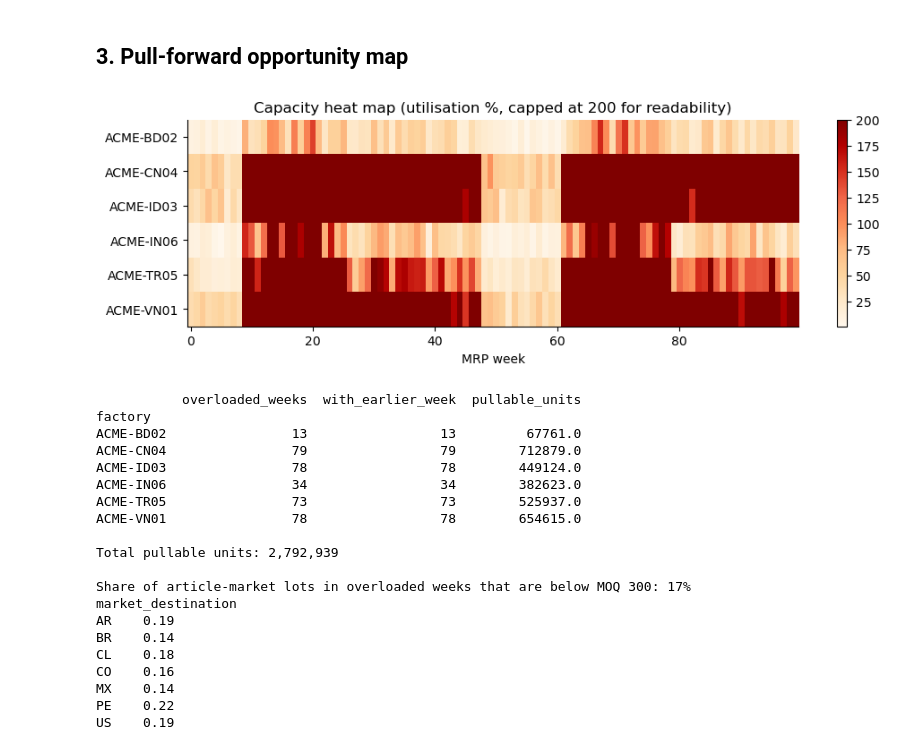
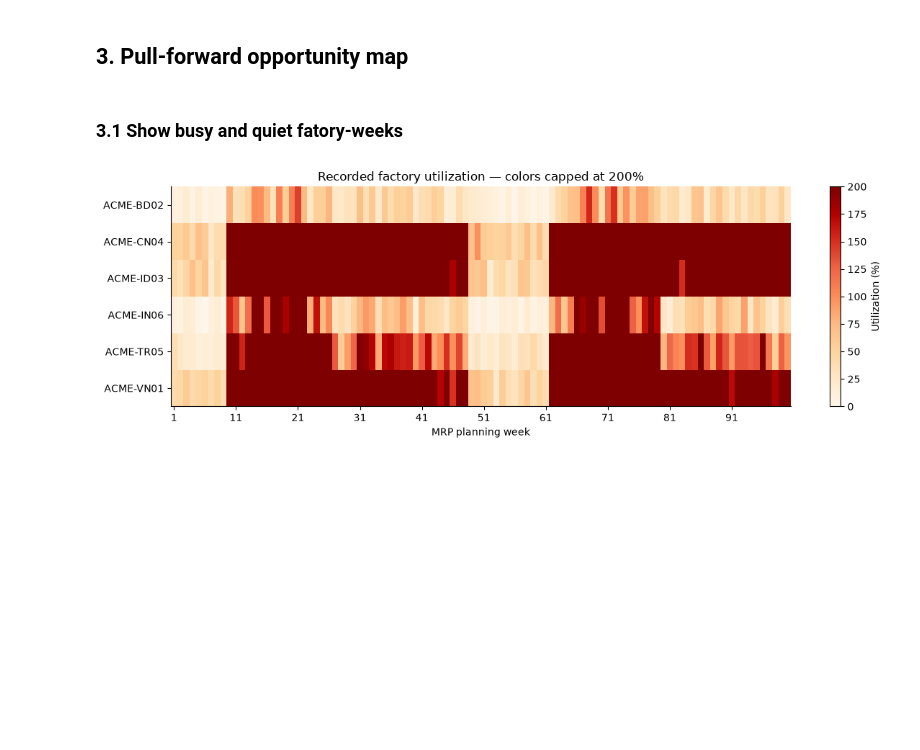
Before and after one commit to Avasarala-lusi/acme-sports-buy-copilot, a Jupyter notebook: notebooks/trend_analysis.ipynb, the cells around one changed output. Saved outputs shown, nothing was run; the diff lists cells and outputs as text; code cells hidden in the pictures; blank space fills up the shorter version.

```diff
--- a/notebooks/trend_analysis.ipynb
+++ b/notebooks/trend_analysis.ipynb
@@ -122,54 +269,36 @@ over pure backup routing, and is the main motivation for planning factories toge
 # %% [markdown]
 ## 3. Pull-forward opportunity map
+# %% [markdown]
+### 3.1 Show busy and quiet fatory-weeks
 # %%
-fig, ax = plt.subplots(figsize=(11, 3))
-im = ax.imshow(pivot.T.clip(upper=200), aspect="auto", cmap="OrRd")
-ax.set_yticks(range(len(pivot.columns)), pivot.columns); ax.set_xlabel("MRP week")
-ax.set_title("Capacity heat map (utilisation %, capped at 200 for readability)")
-fig.colorbar(im, ax=ax); plt.show()
+capacity = fu.pivot(
+    index="factory_id",
+    columns="week_number",
+    values="utilization_pct"
+).sort_index(axis=1)
 
-rows = []
-for f, g in fu.sort_values("week_number").groupby("factory_id"):
-    for _, r in g[g["overloaded"]].iterrows():
-        earlier = g[(g["week_number"] < r["week_number"]) & (g["utilization_pct"] < 60)]
-        if earlier.empty:
-            rows.append((f, r["week_number"], None, 0.0)); continue
-        e = earlier.iloc[-1]
-        excess = r["units_consumed"] - 0.85 * r["weekly_capacity"]
-        room = 0.85 * e["weekly_capacity"] - e["units_consumed"]
-        rows.append((f, r["week_number"], e["week_number"], max(0.0, min(excess, room))))
-opp = pd.DataFrame(rows, columns=["factory", "overloaded_week", "nearest_week_below_60", "pullable_units"])
-summary = opp.groupby("factory").agg(overloaded_weeks=("overloaded_week", "size"),
-                                     with_earlier_week=("nearest_week_below_60", lambda s: s.notna().sum()),
-                                     pullable_units=("pullable_units", "sum"))
-print(summary.round(0).to_string()); print(f"\nTotal pullable units: {opp['pullable_units'].sum():,.0f}")
+fig, ax = plt.subplots(figsize=(12, 4))
 
-x = pr.merge(fu[["run_id", "factory_id", "overloaded"]], left_on=["run_id", "assigned_factory"],
-             right_on=["run_id", "factory_id"])
-lots = x[x["overloaded"]].groupby(["run_id", "article_id", "market_destination"])["requested_qty"].sum()
-by_market = (lots < 300).groupby(level="market_destination").mean().round(2)
-print(f"\nShare of article-market lots in overloaded weeks that are below MOQ 300: {(lots < 300).mean():.0%}")
-print(by_market.to_string())
+image = ax.imshow(
+    capacity,
+    aspect="auto",
+    cmap="OrRd",
+    vmin=0,
+    vmax=200
+)
+
+positions = list(range(0, len(capacity.columns), 10))
+ax.set_xticks(positions)
+ax.set_xticklabels(capacity.columns[positions])
+ax.set_yticks(range(len(capacity.index)))
+ax.set_yticklabels(capacity.index)
+
+ax.set_xlabel("MRP planning week")
+ax.set_title("Recorded factory utilization — colors capped at 200%")
+fig.colorbar(image, ax=ax, label="Utilization (%)")
+
+plt.tight_layout()
+plt.show()
 # %% [output]
-[figure, old version]
+[figure, new version]
-           overloaded_weeks  with_earlier_week  pullable_units
-factory
-ACME-BD02                13                 13         67761.0
-ACME-CN04                79                 79        712879.0
-ACME-ID03                78                 78        449124.0
-ACME-IN06                34                 34        382623.0
-ACME-TR05                73                 73        525937.0
-ACME-VN01                78                 78        654615.0
-
-Total pullable units: 2,792,939
-
-Share of article-market lots in overloaded weeks that are below MOQ 300: 17%
-market_destination
-AR    0.19
-BR    0.14
-CL    0.18
-CO    0.16
-MX    0.14
-PE    0.22
-US    0.19
 # %% [markdown]
```
Also changed, not shown: parts of 33 cells of this notebook.
